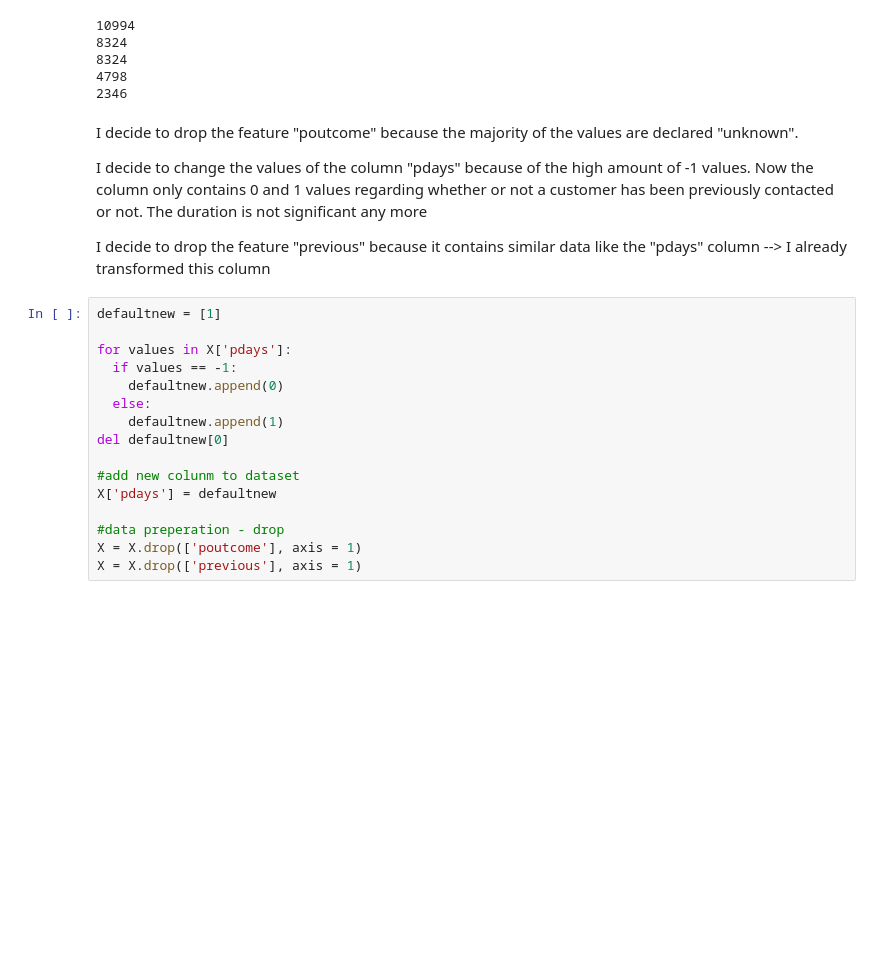
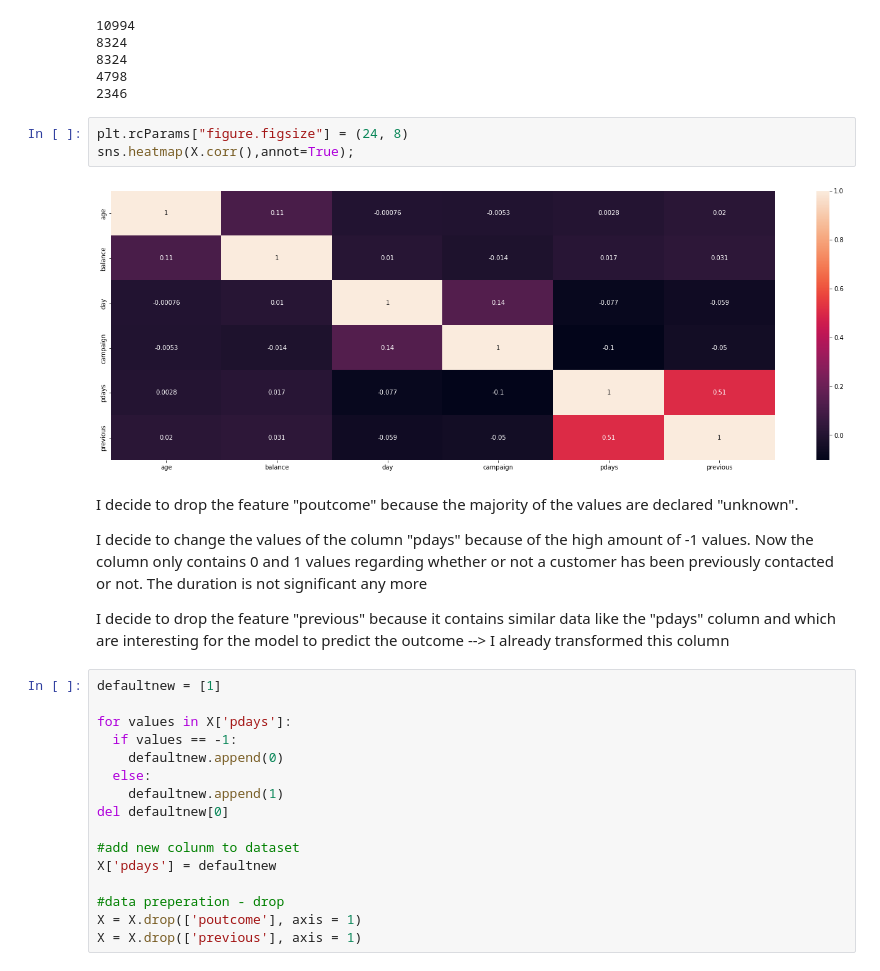
Before and after one commit to tomheyden/ATIT2-22, a Jupyter notebook: assignments/Assignment3_ATIT22.ipynb, the cells around one changed output. Drawn from its saved outputs; the diff is of its cells as text; blank space fills up the shorter version.

```diff
--- a/assignments/Assignment3_ATIT22.ipynb
+++ b/assignments/Assignment3_ATIT22.ipynb
@@ -274,12 +274,17 @@ print(X['contact'].value_counts()['unknown'])
 8324
 4798
 2346
+# %%
+plt.rcParams["figure.figsize"] = (24, 8)
+sns.heatmap(X.corr(),annot=True);
+# %% [output]
+[figure, added]
 # %% [markdown]
 I decide to drop the feature "poutcome" because the majority of the values are declared "unknown".
 
 I decide to change the values of the column "pdays" because of the high amount of -1 values. Now the column only contains 0 and 1 values regarding whether or not a customer has been previously contacted or not. The duration is not significant any more
 
-I decide to drop the feature "previous" because it contains similar data like the "pdays" column --> I already transformed this column
+I decide to drop the feature "previous" because it contains similar data like the "pdays" column and which are interesting for the model to predict the outcome --> I already transformed this column
 # %%
 defaultnew = [1]
 
```
Also changed, not shown: parts of 6 cells of this notebook.
